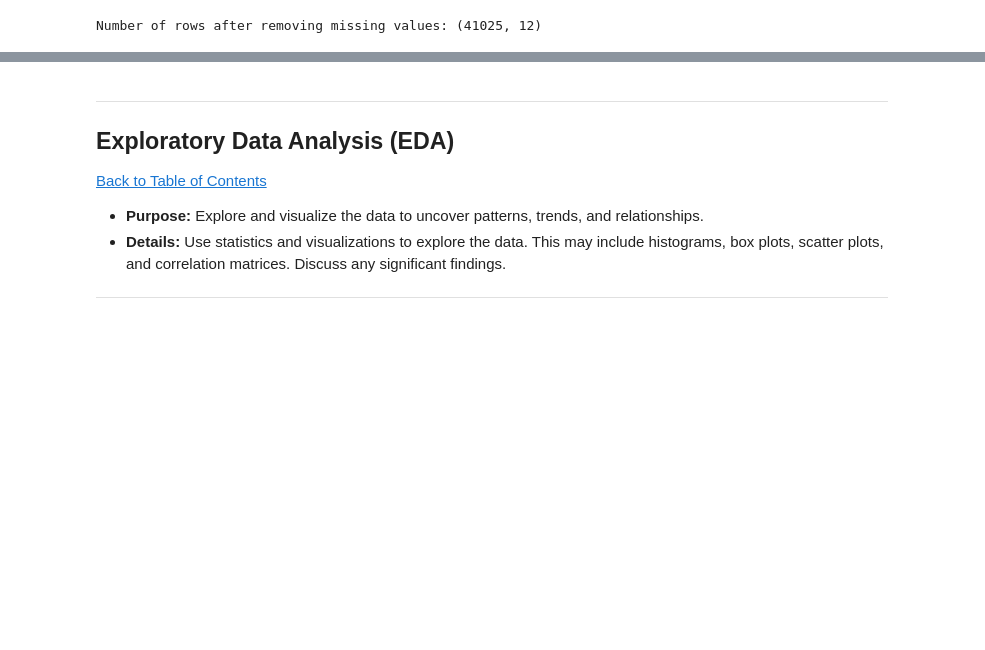
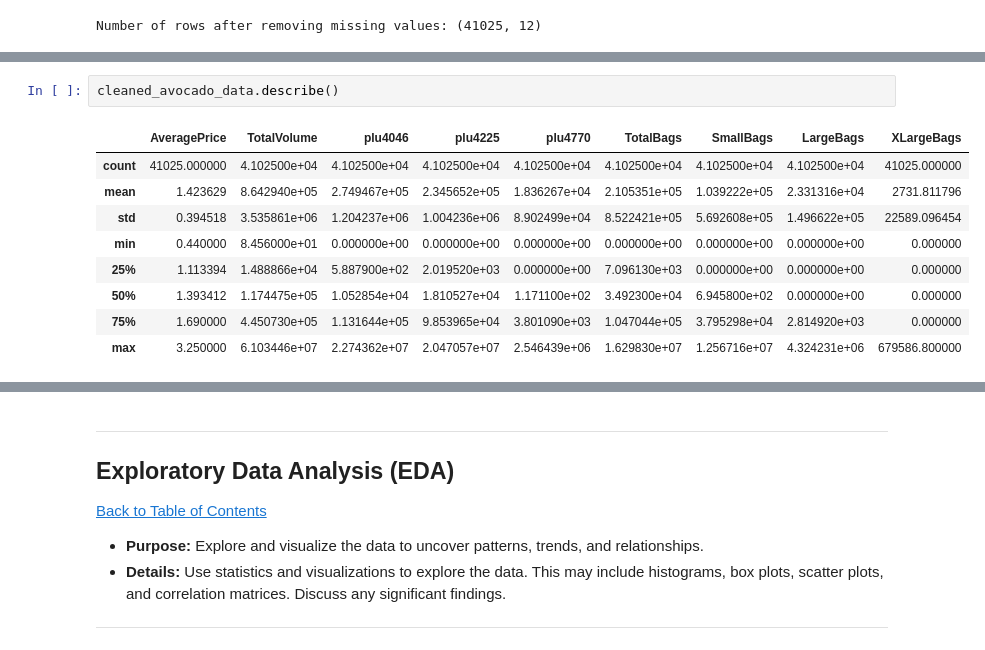
Before and after one commit to obedmabowa/My_Capstone_Project, a Jupyter notebook: Report.ipynb, the cells around one changed output, grey strips where cells are left out. Cells and saved outputs as stored; diff of their text form; blank space fills up the shorter version.

```diff
--- a/Report.ipynb
+++ b/Report.ipynb
@@ -315,0 +358,12 @@ Number of rows after removing missing values: (41025, 12)
+# %%
+cleaned_avocado_data.describe()
+# %% [output]
+|  | AveragePrice | TotalVolume | plu4046 | plu4225 | plu4770 | TotalBags | SmallBags | LargeBags | XLargeBags |
+| count | 41025.000000 | 4.102500e+04 | 4.102500e+04 | 4.102500e+04 | 4.102500e+04 | 4.102500e+04 | 4.102500e+04 | 4.102500e+04 | 41025.000000 |
+| mean | 1.423629 | 8.642940e+05 | 2.749467e+05 | 2.345652e+05 | 1.836267e+04 | 2.105351e+05 | 1.039222e+05 | 2.331316e+04 | 2731.811796 |
+| std | 0.394518 | 3.535861e+06 | 1.204237e+06 | 1.004236e+06 | 8.902499e+04 | 8.522421e+05 | 5.692608e+05 | 1.496622e+05 | 22589.096454 |
+| min | 0.440000 | 8.456000e+01 | 0.000000e+00 | 0.000000e+00 | 0.000000e+00 | 0.000000e+00 | 0.000000e+00 | 0.000000e+00 | 0.000000 |
+| 25% | 1.113394 | 1.488866e+04 | 5.887900e+02 | 2.019520e+03 | 0.000000e+00 | 7.096130e+03 | 0.000000e+00 | 0.000000e+00 | 0.000000 |
+| 50% | 1.393412 | 1.174475e+05 | 1.052854e+04 | 1.810527e+04 | 1.171100e+02 | 3.492300e+04 | 6.945800e+02 | 0.000000e+00 | 0.000000 |
+| 75% | 1.690000 | 4.450730e+05 | 1.131644e+05 | 9.853965e+04 | 3.801090e+03 | 1.047044e+05 | 3.795298e+04 | 2.814920e+03 | 0.000000 |
+| max | 3.250000 | 6.103446e+07 | 2.274362e+07 | 2.047057e+07 | 2.546439e+06 | 1.629830e+07 | 1.256716e+07 | 4.324231e+06 | 679586.800000 |
```
Also changed, not shown: parts of 6 cells of this notebook.
